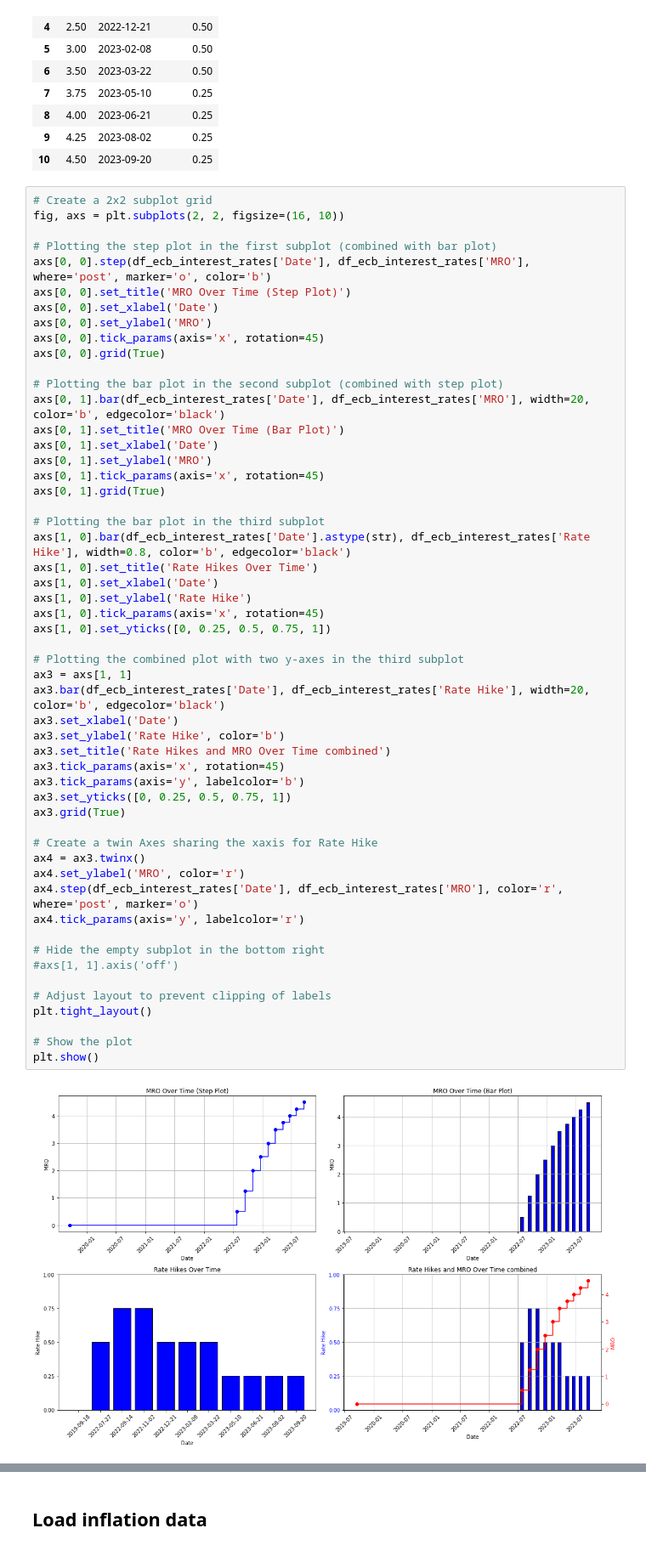
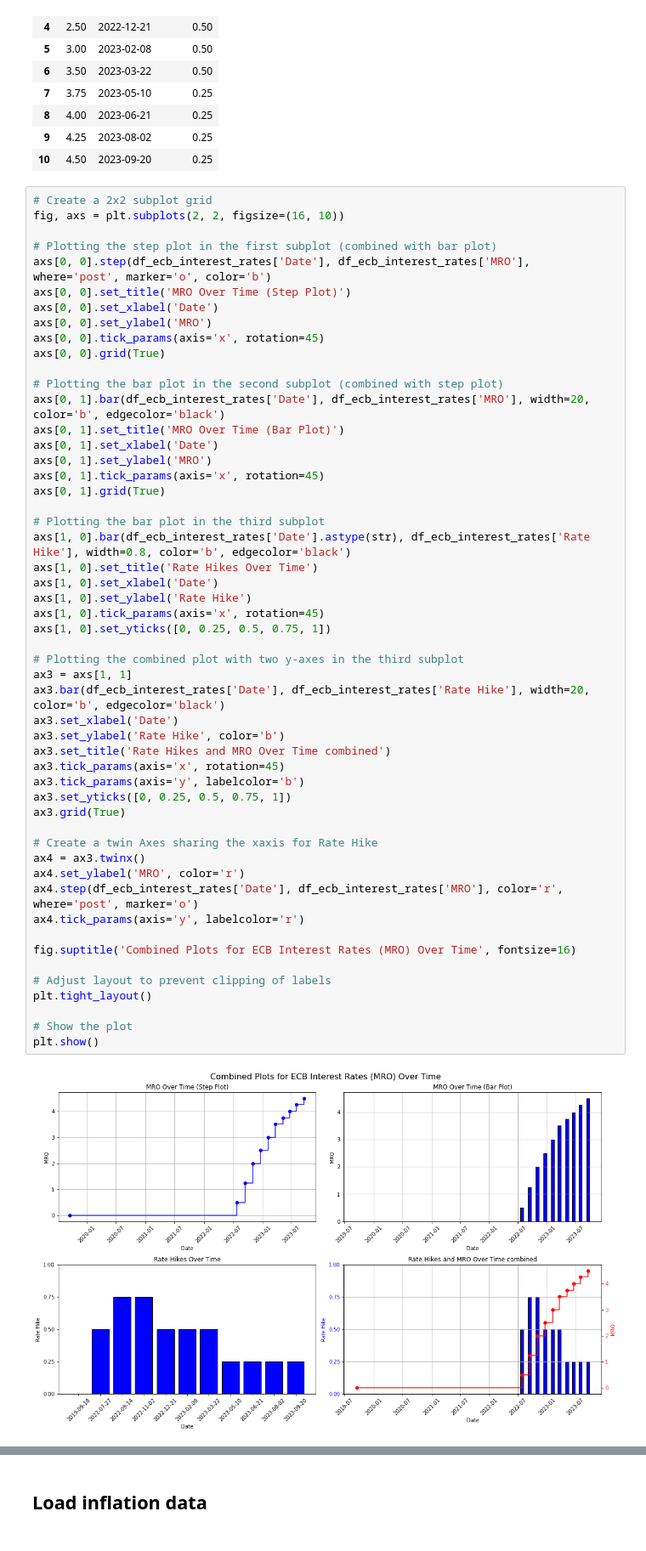
Before and after one commit to timtheuz/ICBIRDIRM, a Jupyter notebook: main.ipynb, the cells around one changed output, grey strips where cells are left out. Shown at 85% size. Saved outputs shown, nothing was run; the diff lists cells and outputs as text.

```diff
--- a/main.ipynb
+++ b/main.ipynb
@@ -287,33 +541,32 @@ axs[1, 0].bar(df_ecb_interest_rates['Date'].astype(str), df_ecb_interest_rates['
 axs[1, 0].set_title('Rate Hikes Over Time')
 axs[1, 0].set_xlabel('Date')
 axs[1, 0].set_ylabel('Rate Hike')
 axs[1, 0].tick_params(axis='x', rotation=45)
 axs[1, 0].set_yticks([0, 0.25, 0.5, 0.75, 1])
 
 # Plotting the combined plot with two y-axes in the third subplot
 ax3 = axs[1, 1]
 ax3.bar(df_ecb_interest_rates['Date'], df_ecb_interest_rates['Rate Hike'], width=20, color='b', edgecolor='black')
 ax3.set_xlabel('Date')
 ax3.set_ylabel('Rate Hike', color='b')
 ax3.set_title('Rate Hikes and MRO Over Time combined')
 ax3.tick_params(axis='x', rotation=45)
 ax3.tick_params(axis='y', labelcolor='b')
 ax3.set_yticks([0, 0.25, 0.5, 0.75, 1])
 ax3.grid(True)
 
 # Create a twin Axes sharing the xaxis for Rate Hike
 ax4 = ax3.twinx()
 ax4.set_ylabel('MRO', color='r')
 ax4.step(df_ecb_interest_rates['Date'], df_ecb_interest_rates['MRO'], color='r', where='post', marker='o')
 ax4.tick_params(axis='y', labelcolor='r')
 
-# Hide the empty subplot in the bottom right
-#axs[1, 1].axis('off')
+fig.suptitle('Combined Plots for ECB Interest Rates (MRO) Over Time', fontsize=16)
 
 # Adjust layout to prevent clipping of labels
 plt.tight_layout()
 
 # Show the plot
 plt.show()
 # %% [output]
-[figure, old version]
+[figure, new version]
```
Also changed, not shown: parts of 59 cells of this notebook.
